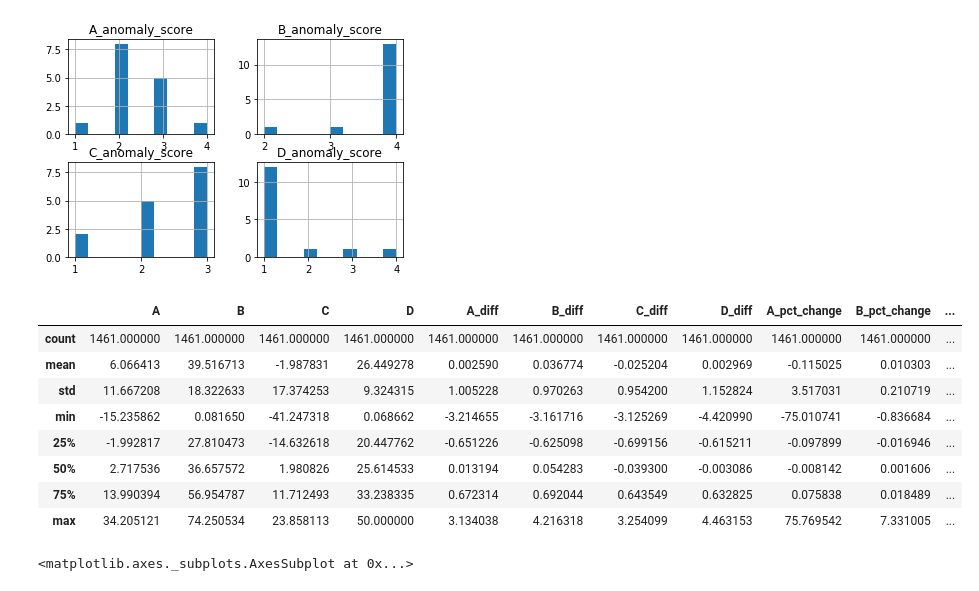
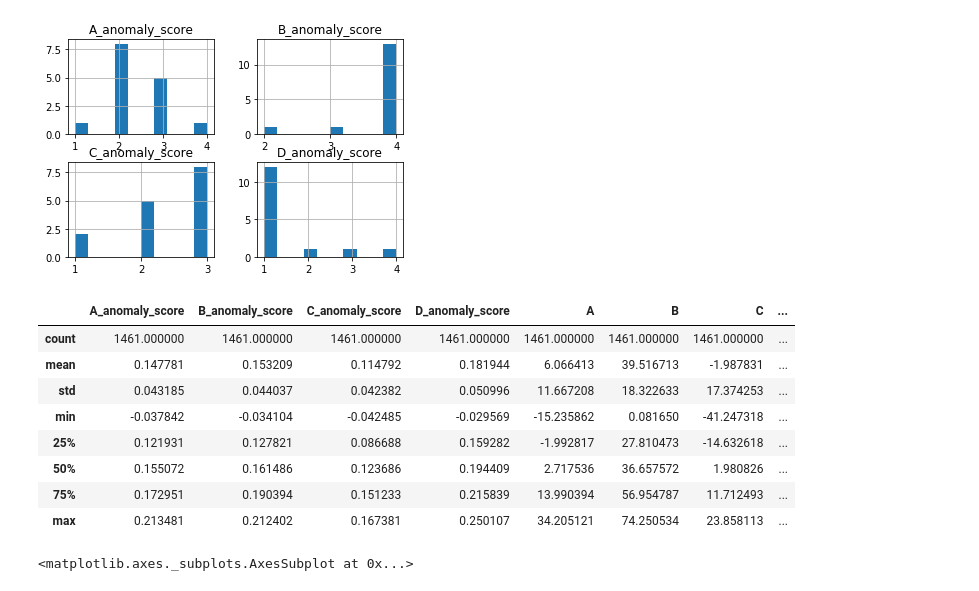
Before and after one commit to edwardcjohnson/quirky, a Jupyter notebook: quirky/examples/example_1.ipynb, the cells around one changed output. Drawn from its saved outputs; the diff is of its cells as text; code cells hidden in the pictures.

```diff
--- a/quirky/examples/example_1.ipynb
+++ b/quirky/examples/example_1.ipynb
@@ -140,3 +132,0 @@ def single_col_fit(df, col):
-# %%
-for var in 'A B C D'.split():
-    single_col_fit(df_train, var)
@@ -199,17 +238,17 @@ array([[<matplotlib.axes._subplots.AxesSubplot object at 0x...>,
       dtype=object)
 [figure]
 # %%
-df_train.describe()
+df_train[individual_scores+X].describe()
 # %% [output]
-|  | A | B | C | D | A_diff | B_diff | C_diff | D_diff | A_pct_change | B_pct_change | ... |
-| count | 1461.000000 | 1461.000000 | 1461.000000 | 1461.000000 | 1461.000000 | 1461.000000 | 1461.000000 | 1461.000000 | 1461.000000 | 1461.000000 | ... |
-| mean | 6.066413 | 39.516713 | -1.987831 | 26.449278 | 0.002590 | 0.036774 | -0.025204 | 0.002969 | -0.115025 | 0.010303 | ... |
-| std | 11.667208 | 18.322633 | 17.374253 | 9.324315 | 1.005228 | 0.970263 | 0.954200 | 1.152824 | 3.517031 | 0.210719 | ... |
-| min | -15.235862 | 0.081650 | -41.247318 | 0.068662 | -3.214655 | -3.161716 | -3.125269 | -4.420990 | -75.010741 | -0.836684 | ... |
-| 25% | -1.992817 | 27.810473 | -14.632618 | 20.447762 | -0.651226 | -0.625098 | -0.699156 | -0.615211 | -0.097899 | -0.016946 | ... |
-| 50% | 2.717536 | 36.657572 | 1.980826 | 25.614533 | 0.013194 | 0.054283 | -0.039300 | -0.003086 | -0.008142 | 0.001606 | ... |
-| 75% | 13.990394 | 56.954787 | 11.712493 | 33.238335 | 0.672314 | 0.692044 | 0.643549 | 0.632825 | 0.075838 | 0.018489 | ... |
-| max | 34.205121 | 74.250534 | 23.858113 | 50.000000 | 3.134038 | 4.216318 | 3.254099 | 4.463153 | 75.769542 | 7.331005 | ... |
+|  | A_anomaly_score | B_anomaly_score | C_anomaly_score | D_anomaly_score | A | B | C | ... |
+| count | 1461.000000 | 1461.000000 | 1461.000000 | 1461.000000 | 1461.000000 | 1461.000000 | 1461.000000 | ... |
+| mean | 0.147781 | 0.153209 | 0.114792 | 0.181944 | 6.066413 | 39.516713 | -1.987831 | ... |
+| std | 0.043185 | 0.044037 | 0.042382 | 0.050996 | 11.667208 | 18.322633 | 17.374253 | ... |
+| min | -0.037842 | -0.034104 | -0.042485 | -0.029569 | -15.235862 | 0.081650 | -41.247318 | ... |
+| 25% | 0.121931 | 0.127821 | 0.086688 | 0.159282 | -1.992817 | 27.810473 | -14.632618 | ... |
+| 50% | 0.155072 | 0.161486 | 0.123686 | 0.194409 | 2.717536 | 36.657572 | 1.980826 | ... |
+| 75% | 0.172951 | 0.190394 | 0.151233 | 0.215839 | 13.990394 | 56.954787 | 11.712493 | ... |
+| max | 0.213481 | 0.212402 | 0.167381 | 0.250107 | 34.205121 | 74.250534 | 23.858113 | ... |
 # %%
 sns.heatmap(df_train[individual_scores + ['anomaly_score'] ].corr())
 # %% [output]
```
Also changed, not shown: parts of 17 cells of this notebook.
